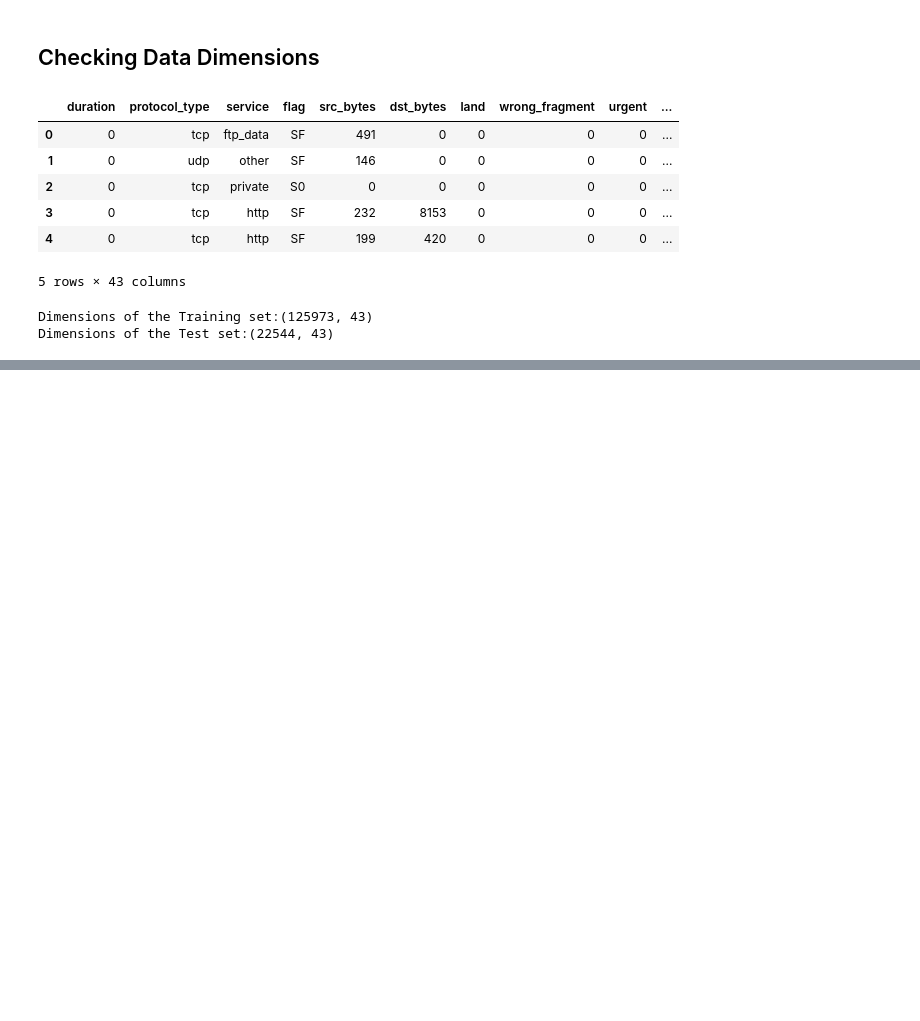
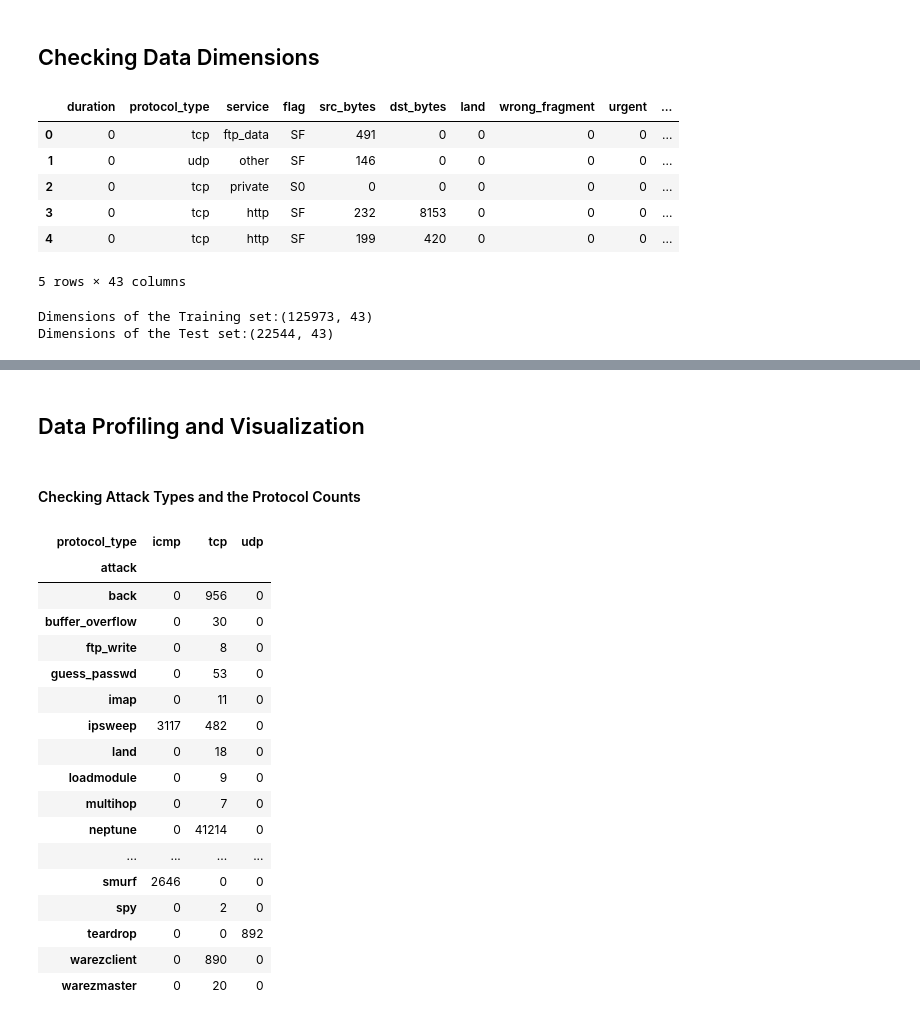
Before and after one commit to Namratha2301/IntrusionDetection, a Jupyter notebook: Intrusion Detection Using Machine Learning.ipynb, the cells around one changed output, grey strips where cells are left out. Cells and saved outputs as stored; diff of their text form; code cells hidden in the pictures; blank space fills up the shorter version.

```diff
--- a/Intrusion Detection Using Machine Learning.ipynb
+++ b/Intrusion Detection Using Machine Learning.ipynb
@@ -98,0 +113,8 @@ Dimensions of the Test set:(22544, 43)
+# %%
+# Adding to Train Dataset
+
+train['attack_flag'] = is_attack
+
+# Addings to Test Dataset
+
+test['attack_flag'] = test_attack
@@ -98,0 +157,21 @@ Dimensions of the Test set:(22544, 43)
+# %%
+# Mapping Attack Labels to Numbers
+
+def map_attack(attack):
+    if attack in dos_attacks:
+        # dos_attacks map to 1
+        attack_type = 1
+    elif attack in probe_attacks:
+        # probe_attacks mapt to 2
+        attack_type = 2
+    elif attack in privilege_attacks:
+        # privilege escalation attacks map to 3
+        attack_type = 3
+    elif attack in access_attacks:
+        # remote access attacks map to 4
+        attack_type = 4
+    else:
+        # normal maps to 0
+        attack_type = 0
+
+    return attack_type
@@ -98,0 +198,26 @@ Dimensions of the Test set:(22544, 43)
+# %% [markdown]
+## Data Profiling and Visualization
+# %% [markdown]
+#### Checking Attack Types and the Protocol Counts
+# %%
+attack_vs_protocol = pd.crosstab(train.attack, train.protocol_type)
+attack_vs_protocol
+# %% [output]
+| protocol_type | icmp | tcp | udp |
+| attack |  |  |  |
+| back | 0 | 956 | 0 |
+| buffer_overflow | 0 | 30 | 0 |
+| ftp_write | 0 | 8 | 0 |
+| guess_passwd | 0 | 53 | 0 |
+| imap | 0 | 11 | 0 |
+| ipsweep | 3117 | 482 | 0 |
+| land | 0 | 18 | 0 |
+| loadmodule | 0 | 9 | 0 |
+| multihop | 0 | 7 | 0 |
+| neptune | 0 | 41214 | 0 |
+| ... | ... | ... | ... |
+| smurf | 2646 | 0 | 0 |
+| spy | 0 | 2 | 0 |
+| teardrop | 0 | 0 | 892 |
+| warezclient | 0 | 890 | 0 |
+| warezmaster | 0 | 20 | 0 |
```
Also changed, not shown: parts of 15 cells of this notebook.
